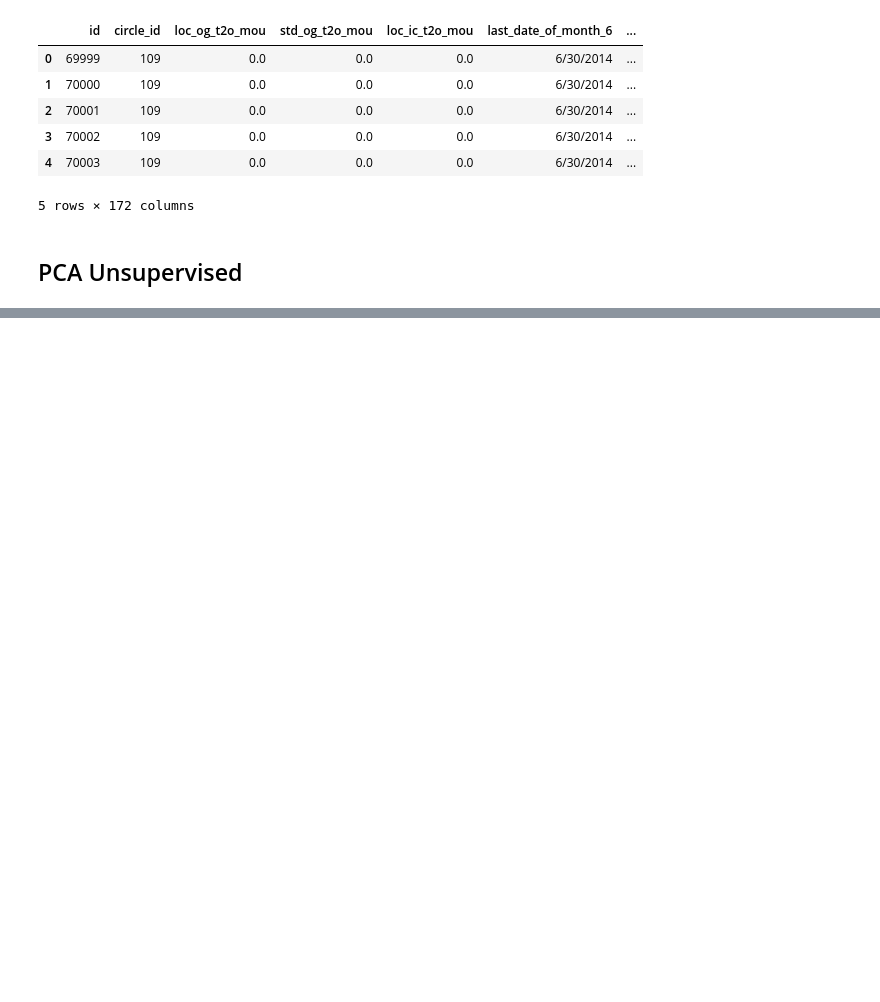
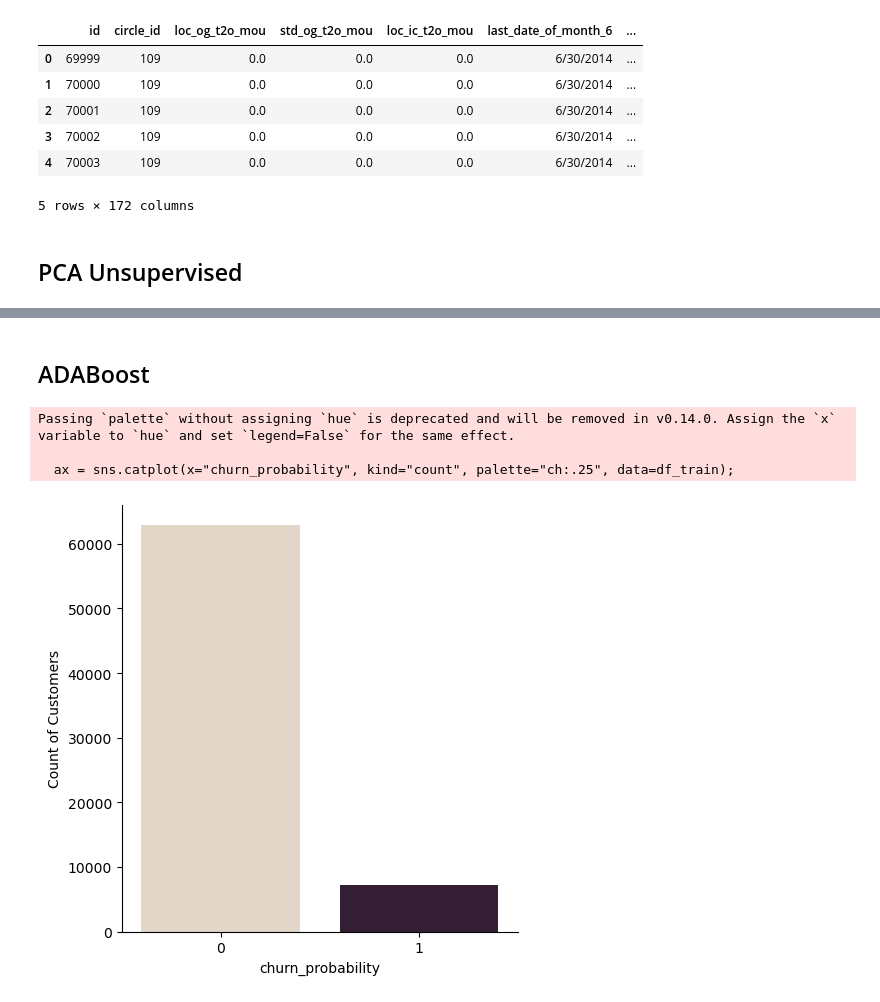
Before and after one commit to Mathur79/Telecom-Churn, a Jupyter notebook: RamasubramanyamMathur_Telecom.ipynb, the cells around one changed output, grey strips where cells are left out. Saved outputs shown, nothing was run; the diff lists cells and outputs as text; code cells hidden in the pictures; blank space fills up the shorter version.

```diff
--- a/RamasubramanyamMathur_Telecom.ipynb
+++ b/RamasubramanyamMathur_Telecom.ipynb
@@ -711,3 +708,17 @@ df_output = pd.read_csv("test.csv")
 
 df_output['churn_probability'] = y_test_prob_df['predicted_churn']
 df_output.to_csv('PCA_Un_Supervised.csv', columns=['id', 'churn_probability'], index=False)
+# %% [markdown]
+
+<a name="ADABOOST"></a>
+## ADABoost
+# %%
+#Checking the number of 'Yes' and 'No' in 'Attrition'
+ax = sns.catplot(x="churn_probability", kind="count", palette="ch:.25", data=df_train);
+ax.set(xlabel = 'churn_probability', ylabel = 'Count of Customers')
+plt.show()
+# %% [output]
+Passing `palette` without assigning `hue` is deprecated and will be removed in v0.14.0. Assign the `x` variable to `hue` and set `legend=False` for the same effect.
+
+  ax = sns.catplot(x="churn_probability", kind="count", palette="ch:.25", data=df_train);
+[figure, added]
```
Also changed, not shown: parts of 22 cells of this notebook.
